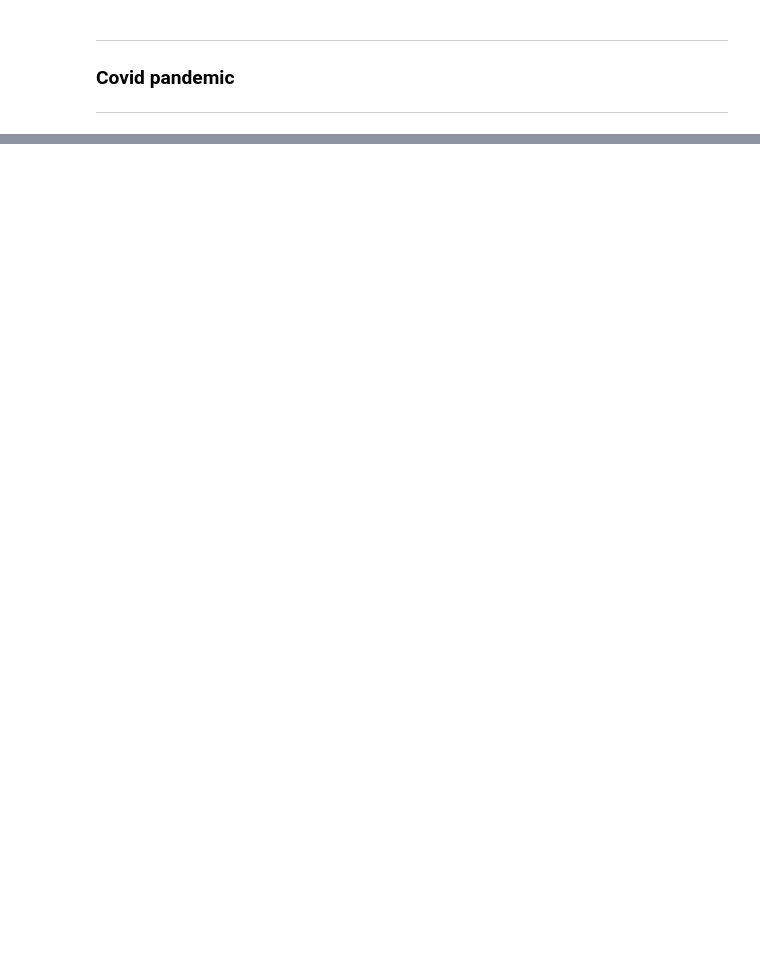
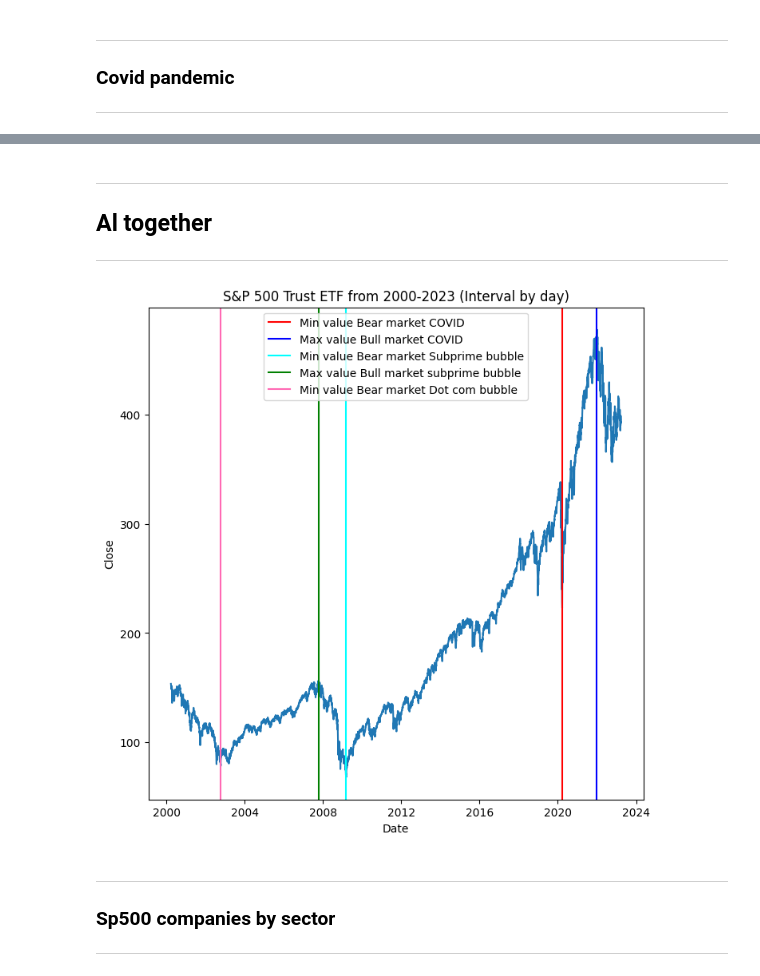
Before and after one commit to PhDNoe/PI_SP500, a Jupyter notebook: EDA/Initial_Eda.ipynb, the cells around one changed output, grey strips where cells are left out. Cells and saved outputs as stored; diff of their text form; code cells hidden in the pictures; blank space fills up the shorter version.

```diff
--- a/EDA/Initial_Eda.ipynb
+++ b/EDA/Initial_Eda.ipynb
@@ -220,0 +251,24 @@ plt.show()
+# %% [markdown]
+---
+## Al together
+
+---
+# %%
+fig, ax = plt.subplots(figsize=(8,8))
+g = sns.lineplot(x="Date", y="Close", data=sp500_cap_by_day, ax=ax)
+plt.title("S&P 500 Trust ETF from 2000-2023 (Interval by day)")
+
+ax.axvline(x=min_date_covid, label="Min value Bear market COVID", color='red')
+ax.axvline(x=max_date_covid, label="Max value Bull market COVID", color='blue')
+ax.axvline(x=min_date_sp, label="Min value Bear market Subprime bubble", color='cyan')
+ax.axvline(x=max_date_sp, label="Max value Bull market subprime bubble", color='green')
+ax.axvline(x=min_date, label="Min value Bear market Dot com bubble", color='hotpink')
+plt.legend()
+plt.show()
+# %% [output]
+[figure, added]
+# %% [markdown]
+---
+### Sp500 companies by sector
+
+---
```
Also changed, not shown: parts of 18 cells of this notebook, 1 other file.
